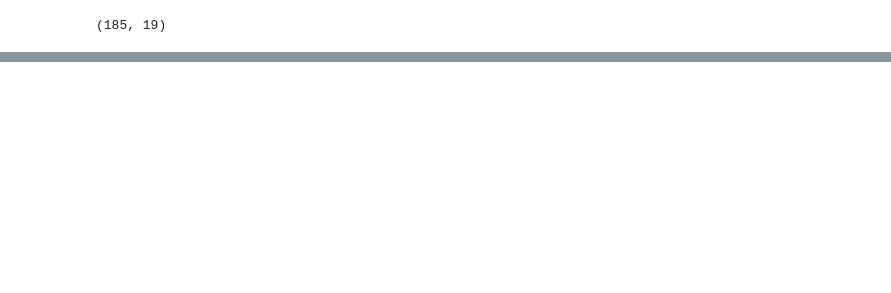
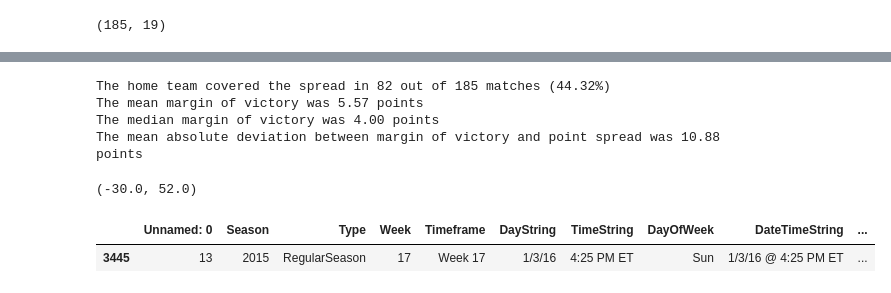
Before and after one commit to dmochow/optimal_betting_theory, a Jupyter notebook: code/draw_figure_for_blog1.ipynb, the cells around one changed output, grey strips where cells are left out. Cells and saved outputs as stored; diff of their text form; code cells hidden in the pictures; blank space fills up the shorter version.

```diff
--- a/code/draw_figure_for_blog1.ipynb
+++ b/code/draw_figure_for_blog1.ipynb
@@ -47,0 +57,24 @@ plt.savefig('spread_6.png', dpi=300)
+# %%
+# compute the number of matches where the favorite home team covered the spread
+df["home_covered"] = df["true_margin"] > df["sportsbook_spread"]
+n_home_covers = df["home_covered"].sum()
+prop_home_covers = df["home_covered"].mean()
+print(f"The home team covered the spread in {n_home_covers} out of {df.shape[0]} matches ({prop_home_covers:.2%})")
+print(f"The mean margin of victory was {df['true_margin'].mean():.2f} points")
+print(f"The median margin of victory was {df['true_margin'].median():.2f} points")
+print(f"The mean absolute deviation between margin of victory and point spread was {df['true_margin'].sub(df['sportsbook_spread']).abs().mean():.2f} points")
+# %% [output]
+The home team covered the spread in 82 out of 185 matches (44.32%)
+The mean margin of victory was 5.57 points
+The median margin of victory was 4.00 points
+The mean absolute deviation between margin of victory and point spread was 10.88 points
+# %%
+df["true_margin"].min(), df["true_margin"].max()
+# %% [output]
+(-30.0, 52.0)
+# %%
+# show rows of dataframe corresponding to the minimum and maximum of true_margin
+df[df["true_margin"] == df["true_margin"].min()]
+# %% [output]
+|  | Unnamed: 0 | Season | Type | Week | Timeframe | DayString | TimeString | DayOfWeek | DateTimeString | ... |
+| 3445 | 13 | 2015 | RegularSeason | 17 | Week 17 | 1/3/16 | 4:25 PM ET | Sun | 1/3/16 @ 4:25 PM ET | ... |
```
Also changed, not shown: parts of 2 cells of this notebook.
